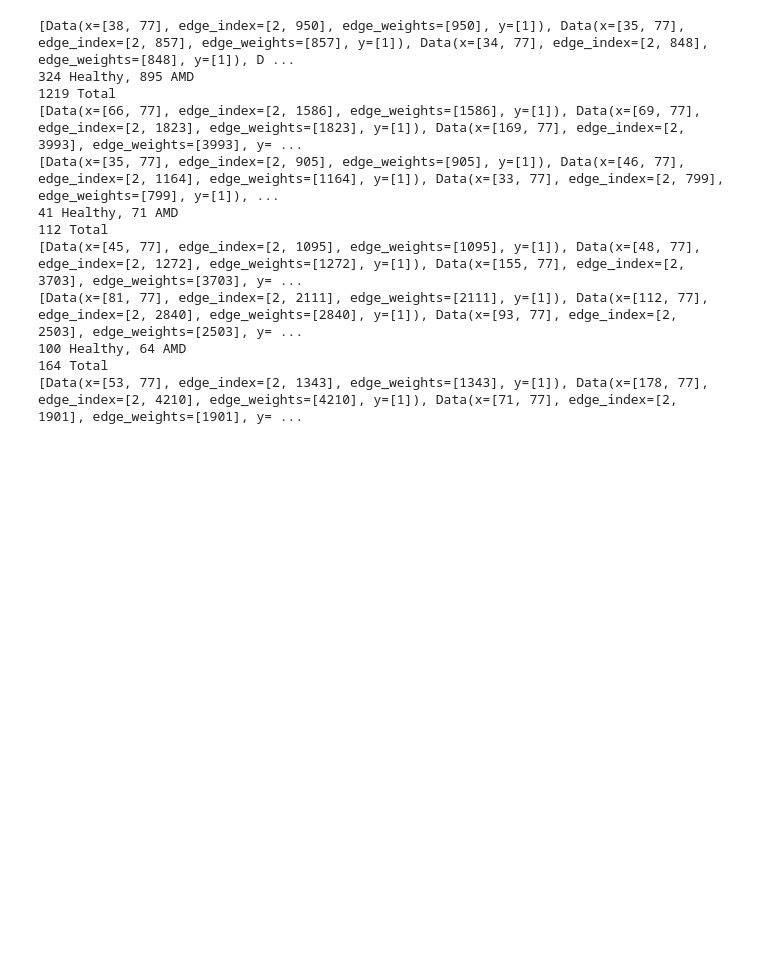
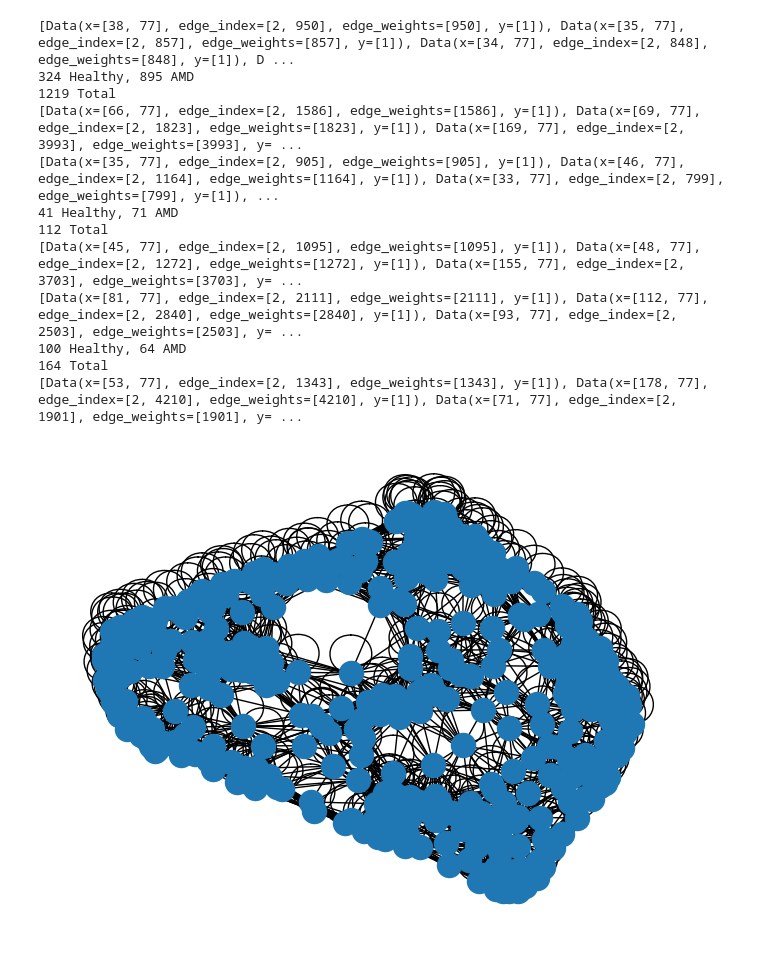
Before and after one commit to joobumjin/GraphSC, a Jupyter notebook: Notebook/PreProcessing.ipynb, the cells around one changed output. Drawn from its saved outputs; the diff is of its cells as text; code cells hidden in the pictures; blank space fills up the shorter version.

```diff
--- a/Notebook/PreProcessing.ipynb
+++ b/Notebook/PreProcessing.ipynb
@@ -1605,3 +1605,48 @@ for split in ["Train", "Valid", "Test"]:
 100 Healthy, 64 AMD
 164 Total
 [Data(x=[53, 77], edge_index=[2, 1343], edge_weights=[1343], y=[1]), Data(x=[178, 77], edge_index=[2, 4210], edge_weights=[4210], y=[1]), Data(x=[71, 77], edge_index=[2, 1901], edge_weights=[1901], y= ...
+# %%
+import torch
+import pandas as pd
+import os
+import numpy as np
+import torch_geometric
+from torch_geometric.data import Data
+from torch_geometric.explain import Explanation
+from scipy.spatial.distance import cdist
+
+
+
+file_path = "../../Data/CellPose Segmentations/alldata_wipp_out/1A_D75_n990.ome.tif.csv"
+# print("Processing file:", file)
+
+centroids = pd.read_csv(file_path)
+num_neighbours = 20
+
+
+if 'Partition_ID' in centroids.columns:
+    centroids = centroids.drop('Partition_ID', axis=1)
+
+features = get_features(centroids)
+
+sp_centroids = centroids[['Centroid_X', 'Centroid_Y']].values
+num_nodes = len(sp_centroids)
+euc_distances = cdist(sp_centroids, sp_centroids)
+closest_neighbours = np.argsort(euc_distances, axis=1)[:, :num_neighbours + 1]
+edge_array = np.array([np.repeat(range(num_nodes), num_neighbours + 1), np.reshape(closest_neighbours, (-1))])
+edge_index = torch.tensor(edge_array, dtype=torch.long)
+
+closest_distances = np.sort(euc_distances, axis=1)[:, :num_neighbours + 1]
+edge_weights = np.exp(-np.reshape(closest_distances, (-1)))
+edge_weights = torch.tensor(edge_weights, dtype=torch.float32)
+
+edge_index, edge_weights = torch_geometric.utils.to_undirected(edge_index, edge_weights)
+
+data = Data(x=torch.tensor(features, dtype=torch.float), edge_index=edge_index, edge_weights=edge_weights)
+# %%
+import networkx as nx
+
+g = torch_geometric.utils.to_networkx(data, to_undirected=True)
+nx.draw(g)
+# %% [output]
+[figure, added]
```
Also changed, not shown: parts of 1 cell of this notebook, 4 other files.
